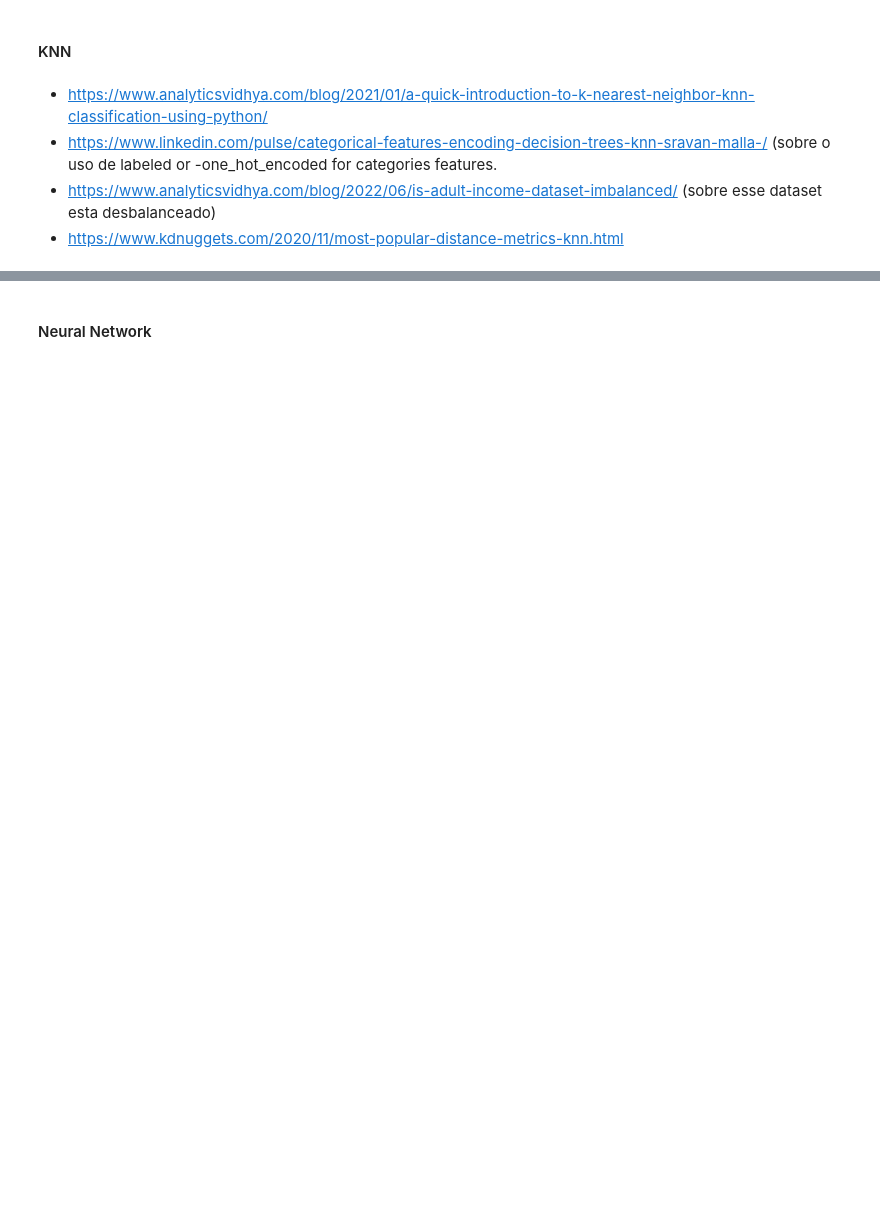
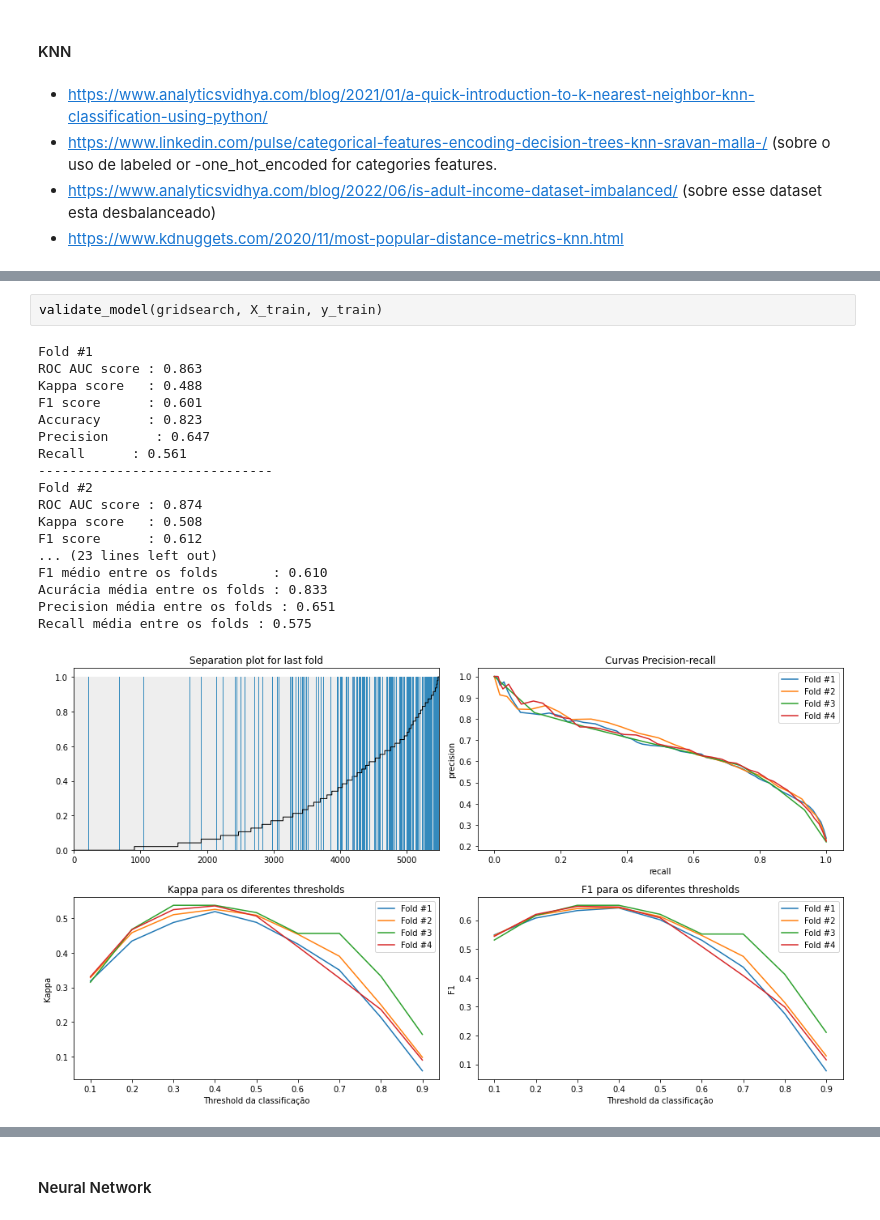
Before and after one commit to cazevedo1977/academico, a Jupyter notebook: doutorado/disciplinas/PCS5024 - Aprendizado Estatistico/homework1/adult.classification.ipynb, the cells around one changed output, grey strips where cells are left out. Cells and saved outputs as stored; diff of their text form; blank space fills up the shorter version.

```diff
--- a/doutorado/disciplinas/PCS5024 - Aprendizado Estatistico/homework1/adult.classification.ipynb
+++ b/doutorado/disciplinas/PCS5024 - Aprendizado Estatistico/homework1/adult.classification.ipynb
@@ -661,0 +792,21 @@ X, y = features_with_one_hot_encoded_categories(train_data, num_col,cat_col)
+# %%
+validate_model(gridsearch, X_train, y_train)
+# %% [output]
+Fold #1
+ROC AUC score : 0.863
+Kappa score   : 0.488
+F1 score      : 0.601
+Accuracy      : 0.823
+Precision      : 0.647
+Recall      : 0.561
+------------------------------
+Fold #2
+ROC AUC score : 0.874
+Kappa score   : 0.508
+F1 score      : 0.612
+... (23 lines left out)
+F1 médio entre os folds       : 0.610
+Acurácia média entre os folds : 0.833
+Precision média entre os folds : 0.651
+Recall média entre os folds : 0.575
+[figure, added]
```
Also changed, not shown: parts of 127 cells of this notebook, 4 other files.
